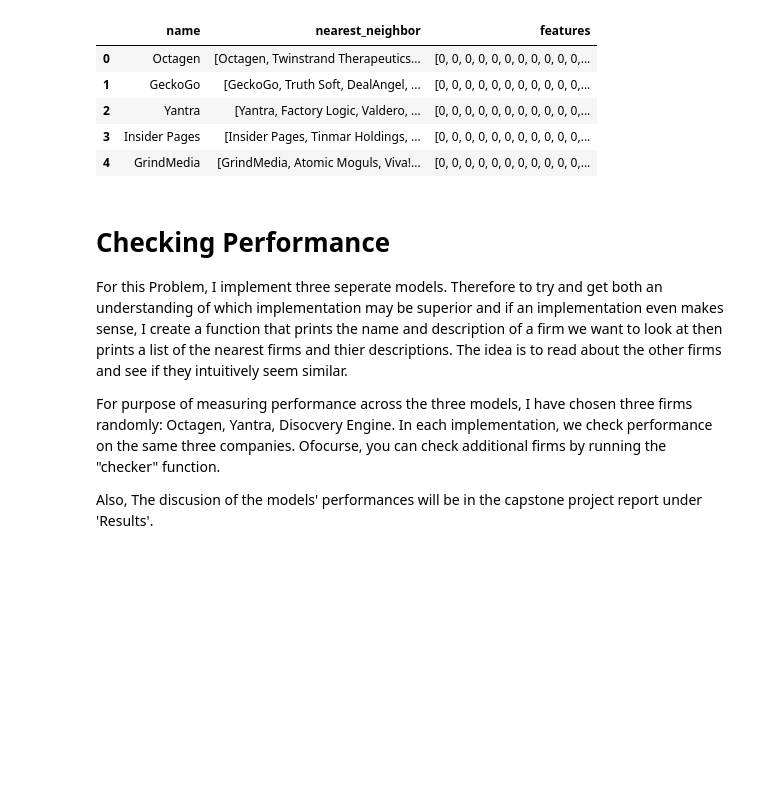
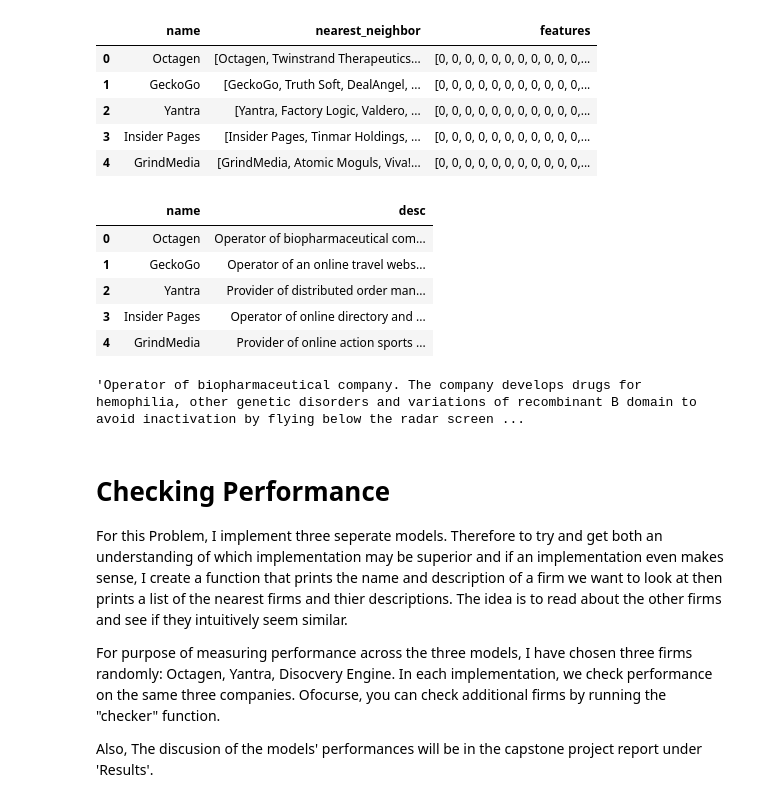
Before and after one commit to WittyAgnomen/FindingComp, a Jupyter notebook: A1NaiveNearestNeighborSearch.ipynb, the cells around one changed output. Saved outputs shown, nothing was run; the diff lists cells and outputs as text; code cells hidden in the pictures; blank space fills up the shorter version.

```diff
--- a/A1NaiveNearestNeighborSearch.ipynb
+++ b/A1NaiveNearestNeighborSearch.ipynb
@@ -97,6 +97,19 @@ df.head()
 # %%
 #load original dataframe for checking performance
 ds = pd.read_csv("companies.csv", usecols=["name", "desc"])
+# %%
+ds.head()
+# %% [output]
+|  | name | desc |
+| 0 | Octagen | Operator of biopharmaceutical com... |
+| 1 | GeckoGo | Operator of an online travel webs... |
+| 2 | Yantra | Provider of distributed order man... |
+| 3 | Insider Pages | Operator of online directory and ... |
+| 4 | GrindMedia | Provider of online action sports ... |
+# %%
+ds['desc'][0]
+# %% [output]
+'Operator of biopharmaceutical company. The company develops drugs for hemophilia, other genetic disorders and variations of recombinant B domain to avoid inactivation by flying below the radar screen ...
 # %%
 #functions to check performance
 def checker(firm_name):
```
Also changed, not shown: parts of 1 cell of this notebook, 7 other files.
